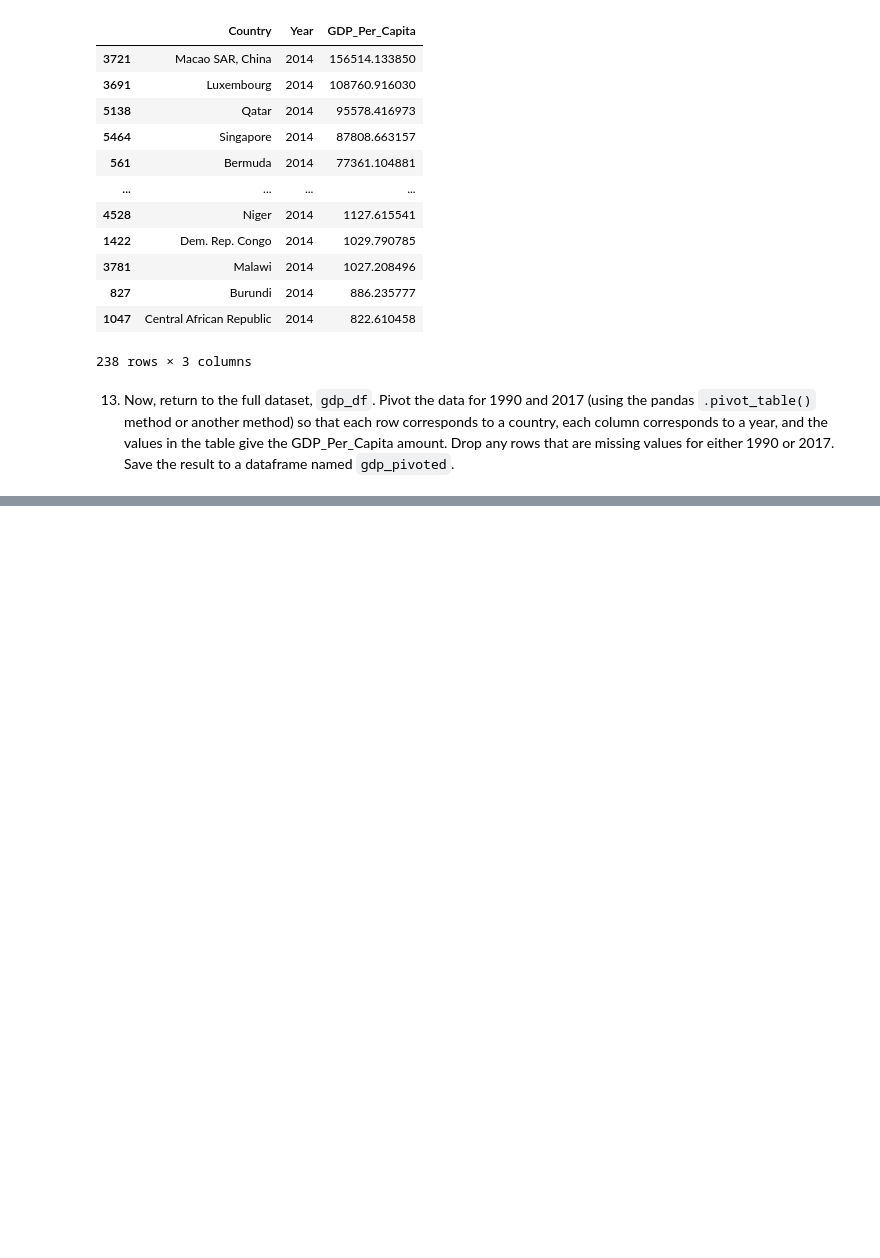
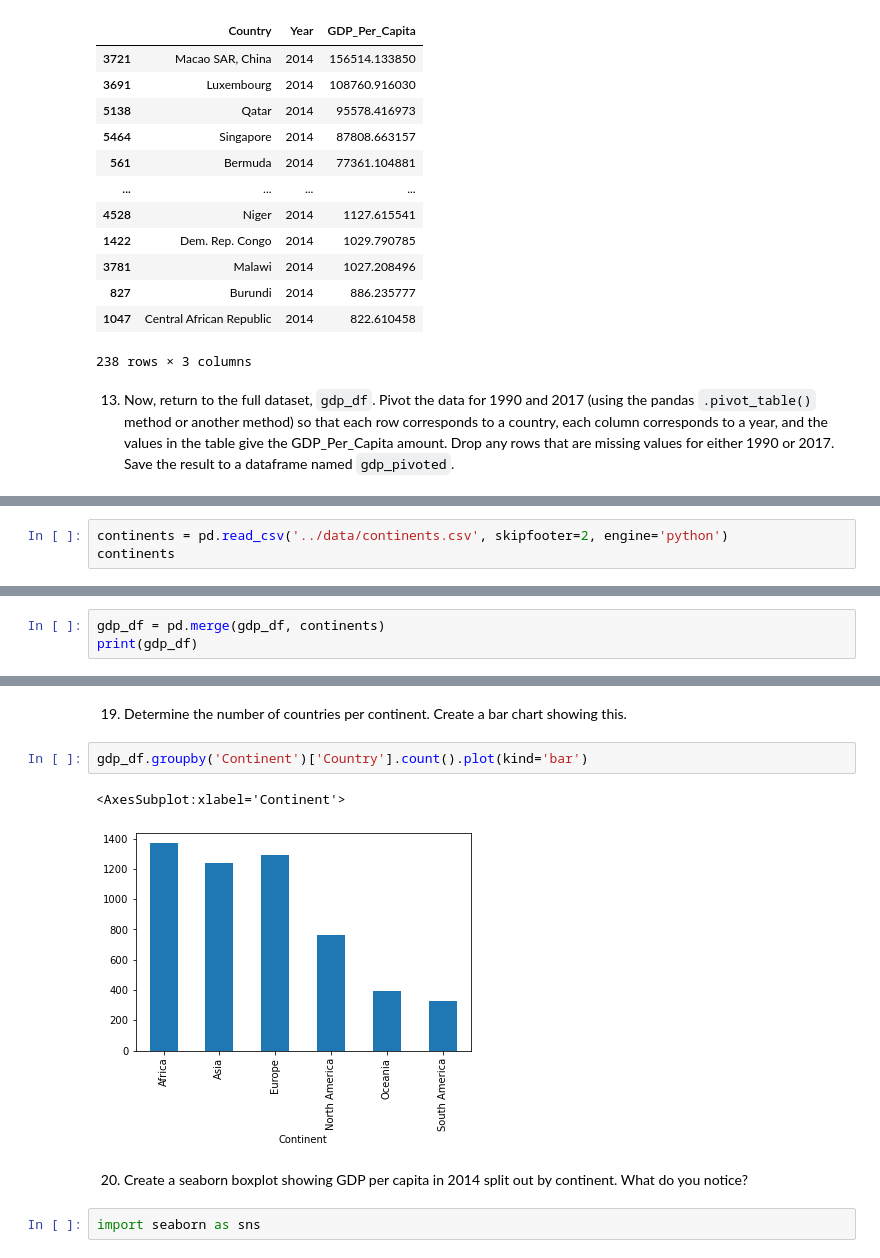
Before and after one commit to nss-data-science-cohort-6/un_data_question-michialm, a Jupyter notebook: notebooks/UN_Data_Exploration.ipynb, the cells around one changed output, grey strips where cells are left out. Cells and saved outputs as stored; diff of their text form; blank space fills up the shorter version.

```diff
--- a/notebooks/UN_Data_Exploration.ipynb
+++ b/notebooks/UN_Data_Exploration.ipynb
@@ -227,0 +329,3 @@ plt.grid(axis='y', alpha=0.75)
+# %%
+continents = pd.read_csv('../data/continents.csv', skipfooter=2, engine='python')
+continents
@@ -227,0 +348,3 @@ plt.grid(axis='y', alpha=0.75)
+# %%
+gdp_df = pd.merge(gdp_df, continents)
+print(gdp_df)
@@ -227,0 +366,11 @@ plt.grid(axis='y', alpha=0.75)
+# %% [markdown]
+19. Determine the number of countries per continent. Create a bar chart showing this.
+# %%
+gdp_df.groupby('Continent')['Country'].count().plot(kind='bar')
+# %% [output]
+<AxesSubplot:xlabel='Continent'>
+[figure, added]
+# %% [markdown]
+20. Create a seaborn boxplot showing GDP per capita in 2014 split out by continent. What do you notice?
+# %%
+import seaborn as sns
```
Also changed, not shown: parts of 26 cells of this notebook.
